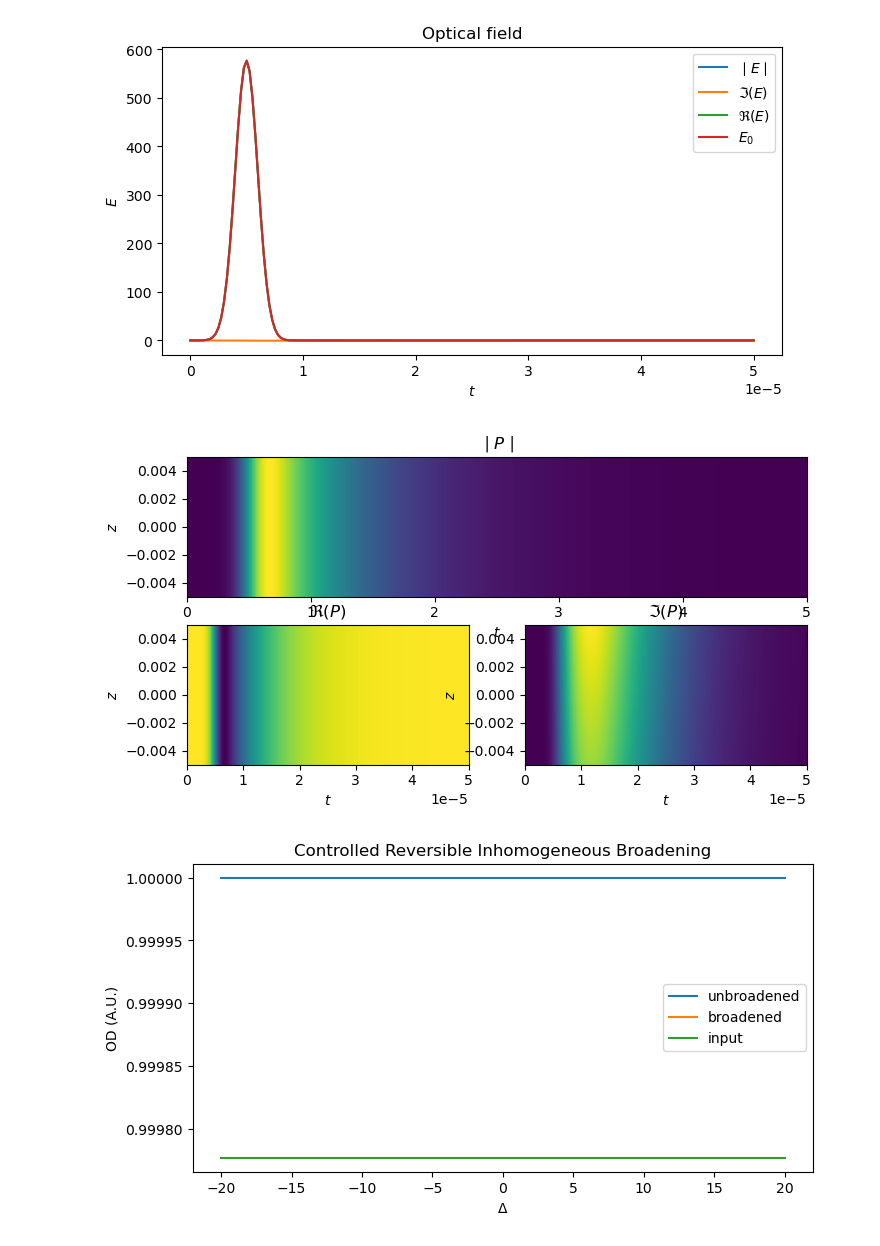
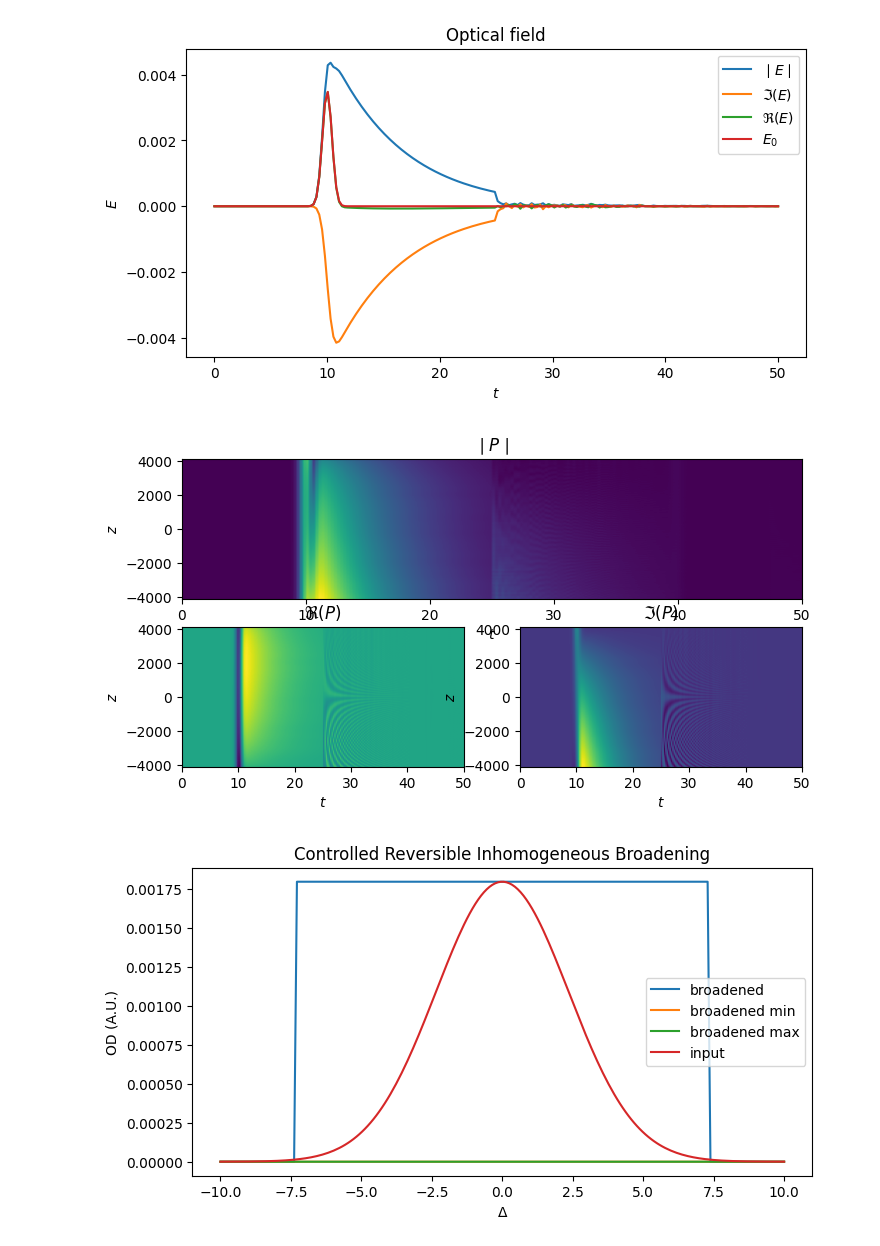
Before and after one commit to FinleyGB/FruitFlies, a Jupyter notebook: GEM_dev_v1.ipynb, the cells around one changed output. Drawn from its saved outputs; the diff is of its cells as text; code cells hidden in the pictures.

```diff
--- a/GEM_dev_v1.ipynb
+++ b/GEM_dev_v1.ipynb
@@ -11,8 +11,9 @@ import os
 plt.rcParams['figure.figsize'] = [8, 4]
 # plt.rcParams.update({'font.size' : 18})
 
+path = r'/home/teamgem/Heriot-Watt University Team Dropbox/RES_EPS_Quantum_Photonics_Lab/Experiments/Current Experiments/Visible Quantum Memory/GEM and Stark shift/20240819_GEM_MBE_sims/'
 # path = r'C:\Users\fgbse\Heriot-Watt University Team Dropbox\RES_EPS_Quantum_Photonics_Lab\Experiments\Current Experiments\Visible Quantum Memory\GEM and Stark shift\20240815_GEM_MBE_sims'
-path = r'C:\Users\Finley Giles-Book\Heriot-Watt University Team Dropbox\RES_EPS_Quantum_Photonics_Lab\Experiments\Current Experiments\Visible Quantum Memory\GEM and Stark shift\20240815_GEM_MBE_sims'
+# path = r'C:\Users\Finley Giles-Book\Heriot-Watt University Team Dropbox\RES_EPS_Quantum_Photonics_Lab\Experiments\Current Experiments\Visible Quantum Memory\GEM and Stark shift\20240815_GEM_MBE_sims'
 # %%
 def lorentz(x,delta,lw,grad,stark,length):
     line_shape = 1/((np.pi * (lw + grad*length/2*stark)*(1 + ((delta + grad*stark*x)/(lw + grad*length/2*stark))**2)))
@@ -103,9 +104,7 @@ def MBE_field(x, E, delta, t0, t1, alpha0, E0, t_arr, x_arr, grad, stark, t_swit
     return dE_dx
 # %%
 def rect_abs_prof_1(x,delta,lw,OD,grad,stark,length):
-
-    line_shape = np.where(abs(delta + grad*stark*x) <= (lw), OD*lw/(lw + grad*length/2*stark), 0)
-
+    line_shape = np.where(abs(delta - grad*stark*x) <= (lw), OD*lw/(lw + grad*length/2*stark), 0)
     return line_shape
 
 def MBE_field(x, E, delta, t0, t1, alpha0, E0, t_arr, x_arr, grad, stark, t_switch, g, gamma, w0, OD, lw, L):
@@ -136,7 +135,7 @@ def MBE_field(x, E, delta, t0, t1, alpha0, E0, t_arr, x_arr, grad, stark, t_swit
 
     # dE_dx =
 
-    dE_dx = -simps(rect_abs_prof_1(x,delta,lw,OD,grad,stark,L)*alpha,axis=1)
+    dE_dx = -simps(rect_abs_prof_1(x,delta,lw,OD/L,grad,stark,L)*alpha,axis=1)
 
     print(x)
 
@@ -144,15 +143,15 @@ def MBE_field(x, E, delta, t0, t1, alpha0, E0, t_arr, x_arr, grad, stark, t_swit
 # %%
 # Parameters - converted assuming that k0/2e0 = lambda (wavelength) = 1
 
-gamma = 1#0.01#0.31                            # Polarization decay rate
-g = 50#2000#406                                 # Transition coupling strength
-t_input = 5                                 # Gaussian pulse peak time
-sigma = 1/np.sqrt(2*np.log(2))        # Gaussian pulse sigma
-OD = 1                                  # Optical depth used in Lorentzian
-grad = 5E5#7.37e-11                         # Electric field gradient
+gamma = 0.31#0.01#0.31                            # Polarization decay rate
+g = 2000#2000#406                                 # Transition coupling strength
+t_input = 10                                 # Gaussian pulse peak time
+sigma = 0.5/np.sqrt(2*np.log(2))        # Gaussian pulse sigma
+OD = 1                               # Optical depth used in Lorentzian
+grad = 1E7#7.37e-11                         # Electric field gradient
 stark = 6.74e-10                        # Stark coefficient
-lw = 0.1                                  # Zero field absorption linewidth
-t_switch = 15                            # Gradient direction switch time
+lw = 0.05                                  # Zero field absorption linewidth
+t_switch = 25                            # Gradient direction switch time
 A = 3.5e-3#3                              # Electric field magnitude
 L = 16475/2                               # Optical path length
 t_total = 50
@@ -334,8 +398,10 @@ plt.ylabel(r'$z$')
 plt.savefig(os.path.join(path,r'polarization density'))
 
 plt.figure()
-plt.plot(delta,rect_abs_prof_1(x_arr,delta,lw,OD,grad,0,L),label='unbroadened')
-plt.plot(delta,rect_abs_prof_1(x_arr,delta,lw,OD,grad,stark,L),label='broadened')
+# plt.plot(delta,rect_abs_prof_1(x_arr,delta,lw,OD,0,stark,L),label='unbroadened')
+plt.plot(delta,rect_abs_prof(x_arr,delta,lw,OD,grad,stark,L),label='broadened')
+plt.plot(delta,rect_abs_prof_1(x_arr[95],delta,lw,OD/L,grad,stark,L),label='broadened min')
+plt.plot(delta,rect_abs_prof_1(x_arr[105],delta,lw,OD/L,grad,stark,L),label='broadened max')
 plt.plot(delta,gauss(delta,0,OD*lw/(lw + grad*L/2*stark),1/sigma),label='input')
 plt.xlabel(r'$\Delta$')
 plt.ylabel(r'OD (A.U.)')
@@ -379,3 +445,3 @@ with open(os.path.join(path,'params.txt'), 'w') as f:
-[figure, old version]
+[figure, new version]
-[figure, old version]
+[figure, new version]
-[figure, old version]
+[figure, new version]
```
Also changed, not shown: parts of 9 cells of this notebook, 1 other file.
